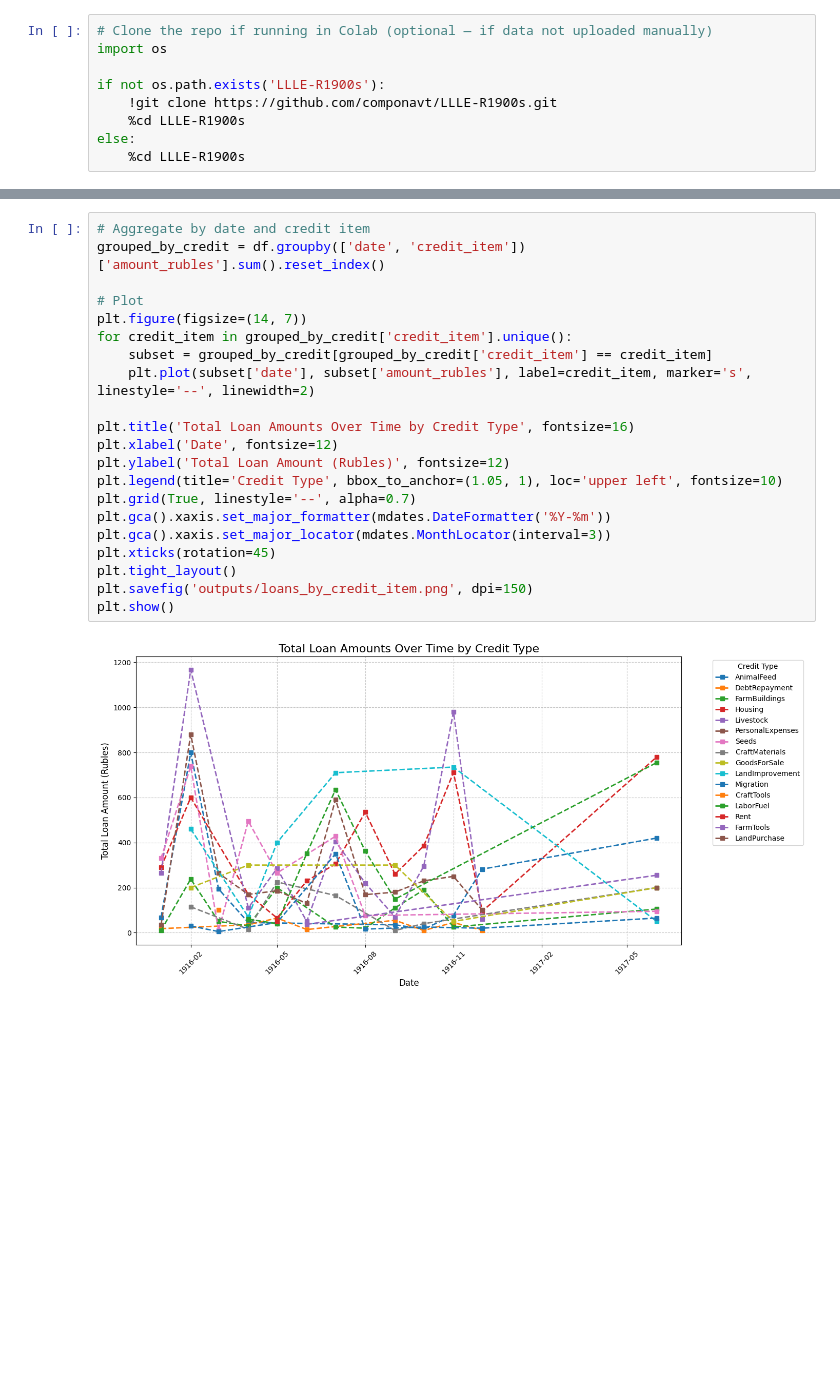
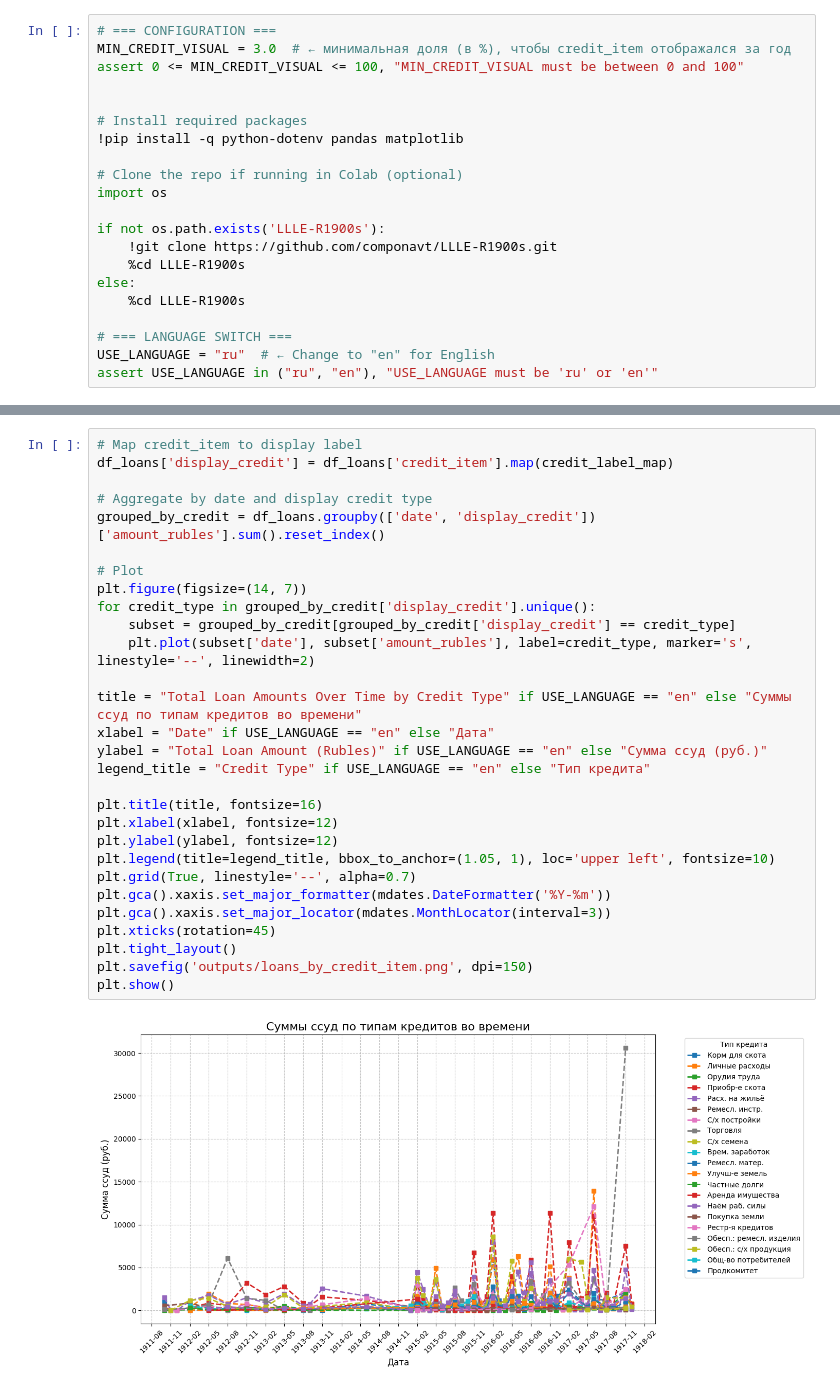
Before and after one commit to componavt/LLLE-R1900s, a Jupyter notebook: src/visualization/credit_trends_by_settlement_and_type.ipynb, the cells around one changed output, grey strips where cells are left out. Cells and saved outputs as stored; diff of their text form; blank space fills up the shorter version.

Commit message:
Created using Colab + two diagrams

```diff
--- a/src/visualization/credit_trends_by_settlement_and_type.ipynb
+++ b/src/visualization/credit_trends_by_settlement_and_type.ipynb
@@ -16,5 +20,13 @@ Built for Google Colab. Just click "Run All" to generate plots.
 # %%
-# Clone the repo if running in Colab (optional — if data not uploaded manually)
+# === CONFIGURATION ===
+MIN_CREDIT_VISUAL = 3.0  # ← минимальная доля (в %), чтобы credit_item отображался за год
+assert 0 <= MIN_CREDIT_VISUAL <= 100, "MIN_CREDIT_VISUAL must be between 0 and 100"
+
+
+# Install required packages
+!pip install -q python-dotenv pandas matplotlib
+
+# Clone the repo if running in Colab (optional)
 import os
 
 if not os.path.exists('LLLE-R1900s'):
@@ -22,3 +34,7 @@ if not os.path.exists('LLLE-R1900s'):
     %cd LLLE-R1900s
 else:
     %cd LLLE-R1900s
+
+# === LANGUAGE SWITCH ===
+USE_LANGUAGE = "ru"  # ← Change to "en" for English
+assert USE_LANGUAGE in ("ru", "en"), "USE_LANGUAGE must be 'ru' or 'en'"
@@ -104,23 +151,31 @@ plt.show()
 # %%
-# Aggregate by date and credit item
-grouped_by_credit = df.groupby(['date', 'credit_item'])['amount_rubles'].sum().reset_index()
+# Map credit_item to display label
+df_loans['display_credit'] = df_loans['credit_item'].map(credit_label_map)
+
+# Aggregate by date and display credit type
+grouped_by_credit = df_loans.groupby(['date', 'display_credit'])['amount_rubles'].sum().reset_index()
 
 # Plot
 plt.figure(figsize=(14, 7))
-for credit_item in grouped_by_credit['credit_item'].unique():
-    subset = grouped_by_credit[grouped_by_credit['credit_item'] == credit_item]
-    plt.plot(subset['date'], subset['amount_rubles'], label=credit_item, marker='s', linestyle='--', linewidth=2)
+for credit_type in grouped_by_credit['display_credit'].unique():
+    subset = grouped_by_credit[grouped_by_credit['display_credit'] == credit_type]
+    plt.plot(subset['date'], subset['amount_rubles'], label=credit_type, marker='s', linestyle='--', linewidth=2)
 
-plt.title('Total Loan Amounts Over Time by Credit Type', fontsize=16)
-plt.xlabel('Date', fontsize=12)
-plt.ylabel('Total Loan Amount (Rubles)', fontsize=12)
-plt.legend(title='Credit Type', bbox_to_anchor=(1.05, 1), loc='upper left', fontsize=10)
+title = "Total Loan Amounts Over Time by Credit Type" if USE_LANGUAGE == "en" else "Суммы ссуд по типам кредитов во времени"
+xlabel = "Date" if USE_LANGUAGE == "en" else "Дата"
+ylabel = "Total Loan Amount (Rubles)" if USE_LANGUAGE == "en" else "Сумма ссуд (руб.)"
+legend_title = "Credit Type" if USE_LANGUAGE == "en" else "Тип кредита"
+
+plt.title(title, fontsize=16)
+plt.xlabel(xlabel, fontsize=12)
+plt.ylabel(ylabel, fontsize=12)
+plt.legend(title=legend_title, bbox_to_anchor=(1.05, 1), loc='upper left', fontsize=10)
 plt.grid(True, linestyle='--', alpha=0.7)
 plt.gca().xaxis.set_major_formatter(mdates.DateFormatter('%Y-%m'))
 plt.gca().xaxis.set_major_locator(mdates.MonthLocator(interval=3))
 plt.xticks(rotation=45)
 plt.tight_layout()
 plt.savefig('outputs/loans_by_credit_item.png', dpi=150)
 plt.show()
 # %% [output]
-[figure, old version]
+[figure, new version]
```
Also changed, not shown: parts of 13 cells of this notebook.
